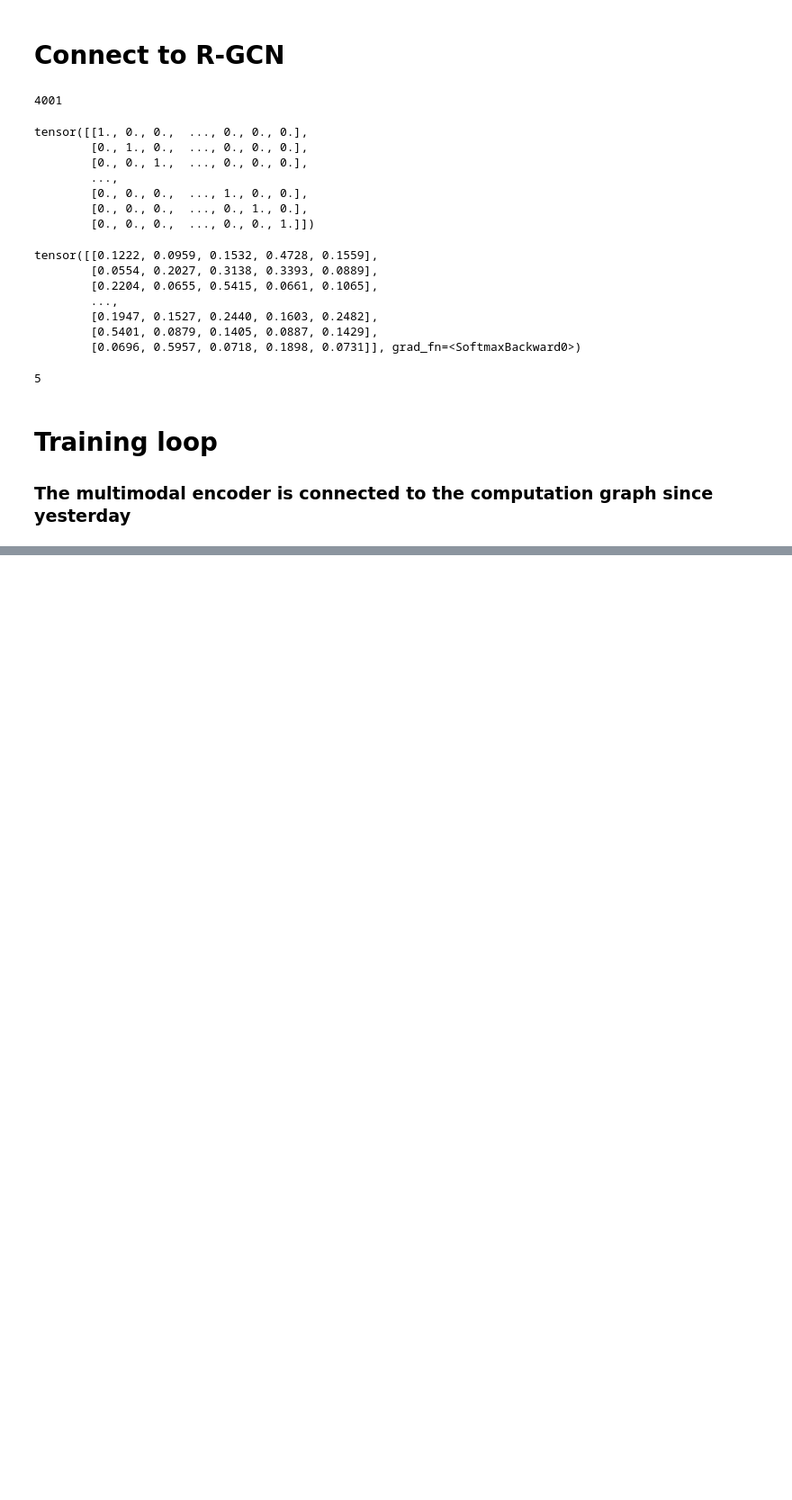
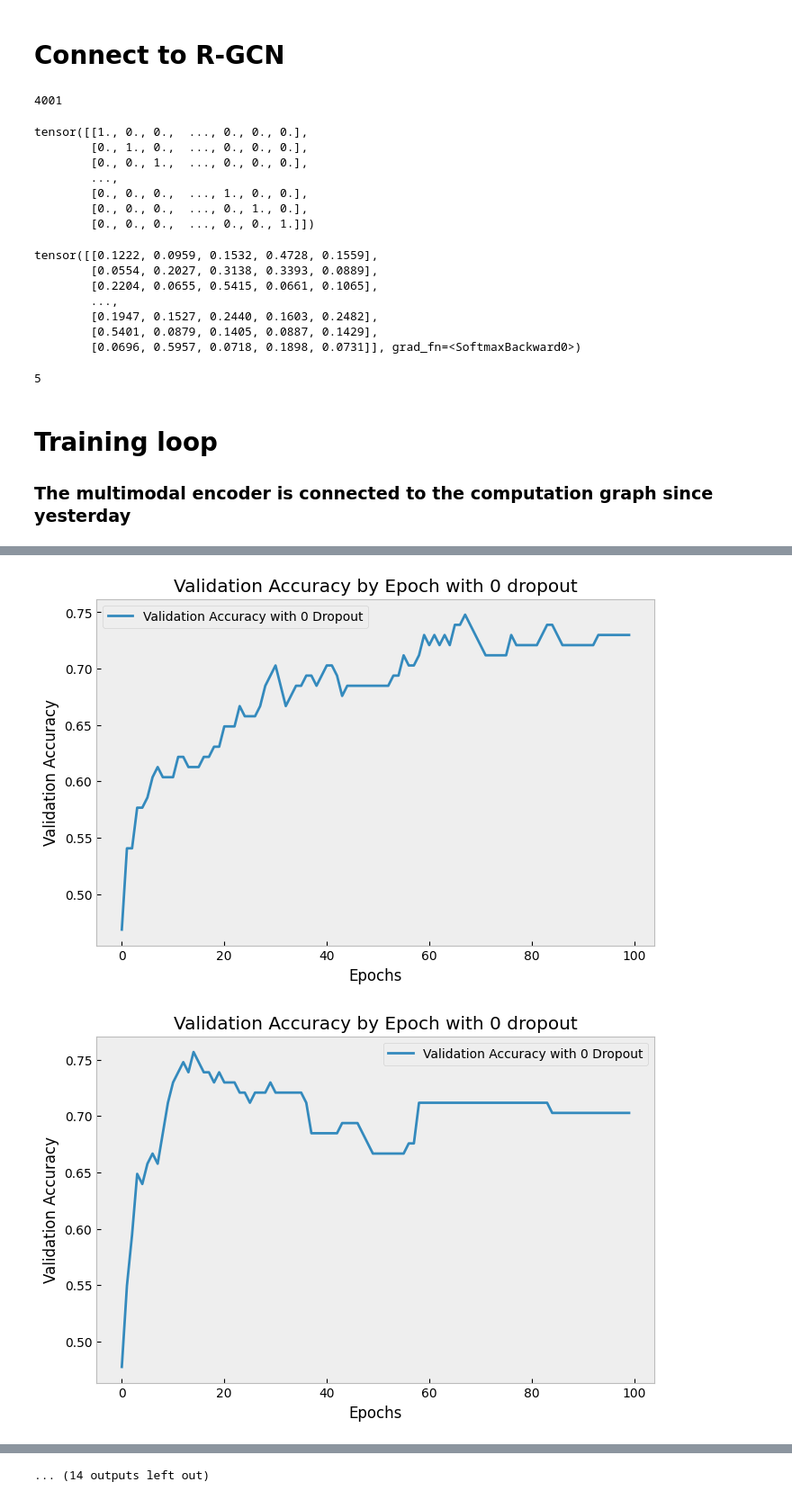
Before and after one commit to katkoe/ML4G, a Jupyter notebook: ML4G_v2.1_graph_batches_clean.ipynb, the cells around one changed output, grey strips where cells are left out. Shown at 90% size. Saved outputs shown, nothing was run; the diff lists cells and outputs as text; code cells hidden in the pictures; blank space fills up the shorter version.

Commit message:
Fixed test pipeline discrepancy
I didn't refresh my model during the loop, invalidating results.

```diff
--- a/ML4G_v2.1_graph_batches_clean.ipynb
+++ b/ML4G_v2.1_graph_batches_clean.ipynb
@@ -103,3 +107,16 @@ graph = to_connected_small(graph, max_len=4000)
+# %%
+import pickle
+import os
+import rdflib
+import logging
+folder = './Downloads/ml4g'
+
+pickle_file_path = os.path.join(folder, 'reproduction_stripped_graph.pkl')
+
+with open(pickle_file_path, 'rb') as f:
+    graph = pickle.load(f)
+
+graph = to_connected_small(graph, max_len=4000)
 # %% [markdown]
 ### grab or load train, test, val graphs
 # %%
@@ -1465,27 +1482,27 @@ plt.style.use("bmh")
 warnings.simplefilter("ignore", UserWarning)
 
 dropout = 0.2
-num_epochs = 200
-mr_gcn = MR_GCN([normalize_adjacency(adjacency[relation_id]) for relation_id in adjacency.keys()],
+num_epochs = 100
+
+
+
+best_val_acc = 0
+configs = [False, 0.2, 0.35, 0.5]
+number_of_runs = range(1,7)
+for config in configs:
+    dropout = config
+    for run in number_of_runs:
+        mr_gcn = MR_GCN([normalize_adjacency(adjacency[relation_id]) for relation_id in adjacency.keys()],
                 identity, num_nodes,
                 feature_matrix_cat.size(1),
                 num_classes=num_classes,
                 dropout=dropout)
-
-params = list(mr_gcn.parameters())
-criterion = nn.CrossEntropyLoss()
-alpha = 0.01
-optimizer = torch.optim.Adam(params,lr=alpha)
-
-
-val_accs = []
-test_accs = []
-best_val_acc = 0
-configs = [False, 0.2, 0.35, 0.5]
-number_of_runs = range(1,4) # 3 runs
-for config in configs:
-    dropout = config
-    for run in number_of_runs:
+        params = list(mr_gcn.parameters())
+        criterion = nn.CrossEntropyLoss()
+        alpha = 0.01
+        optimizer = torch.optim.Adam(params,lr=alpha)
+        val_accs = []
+        test_accs = []
         for epoch in range(num_epochs):
             mr_gcn.train()
             optimizer.zero_grad()
@@ -1530,7 +1547,7 @@ for config in configs:
                 test_accs.append((test_acc, config))
 
         print(f"final epoch: {epoch}\navg loss: {loss}, test_loss: {test_loss} test accuracy: {test_acc}")
-        dropout_tag = 'no ' if not dropout else dropout
+        dropout_tag = '0' if not dropout else dropout
         plt.figure(figsize=(8, 5))
         plt.plot(range(len(val_accs)), val_accs, label=f"Validation Accuracy with {dropout_tag} Dropout")
         plt.xlabel("Epochs", color='black')
@@ -1552,0 +1591,2 @@ avg loss: 0.9576468467712402, val_loss: 1.4140684604644775 val accuracy: 0.41441
+[figure, added]
+[figure, added]
@@ -1553,2 +1601,3 @@ avg loss: 0.9576468467712402, val_loss: 1.4140684604644775 val accuracy: 0.41441
+... (14 outputs left out)
 # %%
 feature_matrix_cat.size(1)
```
Also changed, not shown: parts of 5 cells of this notebook.
